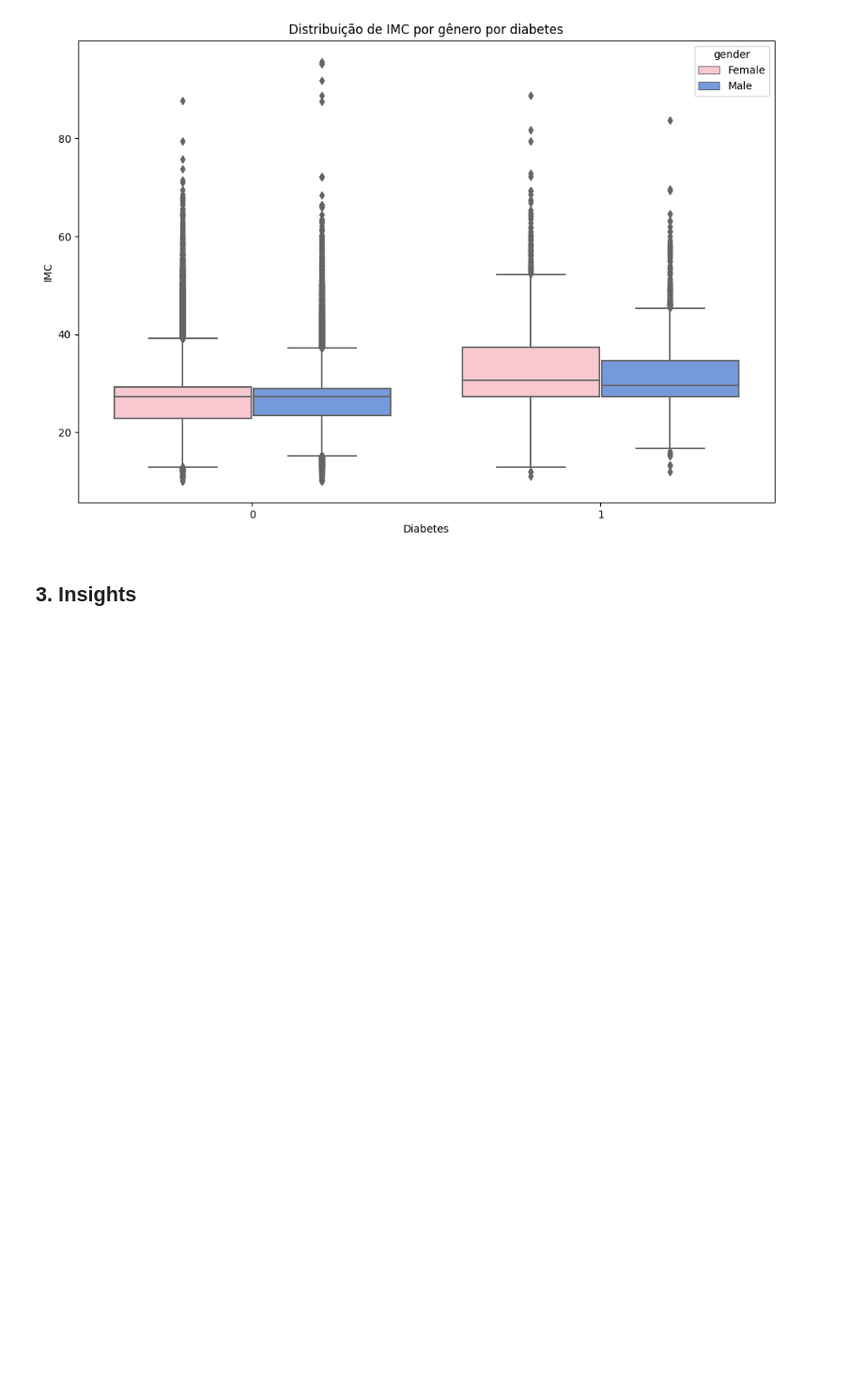
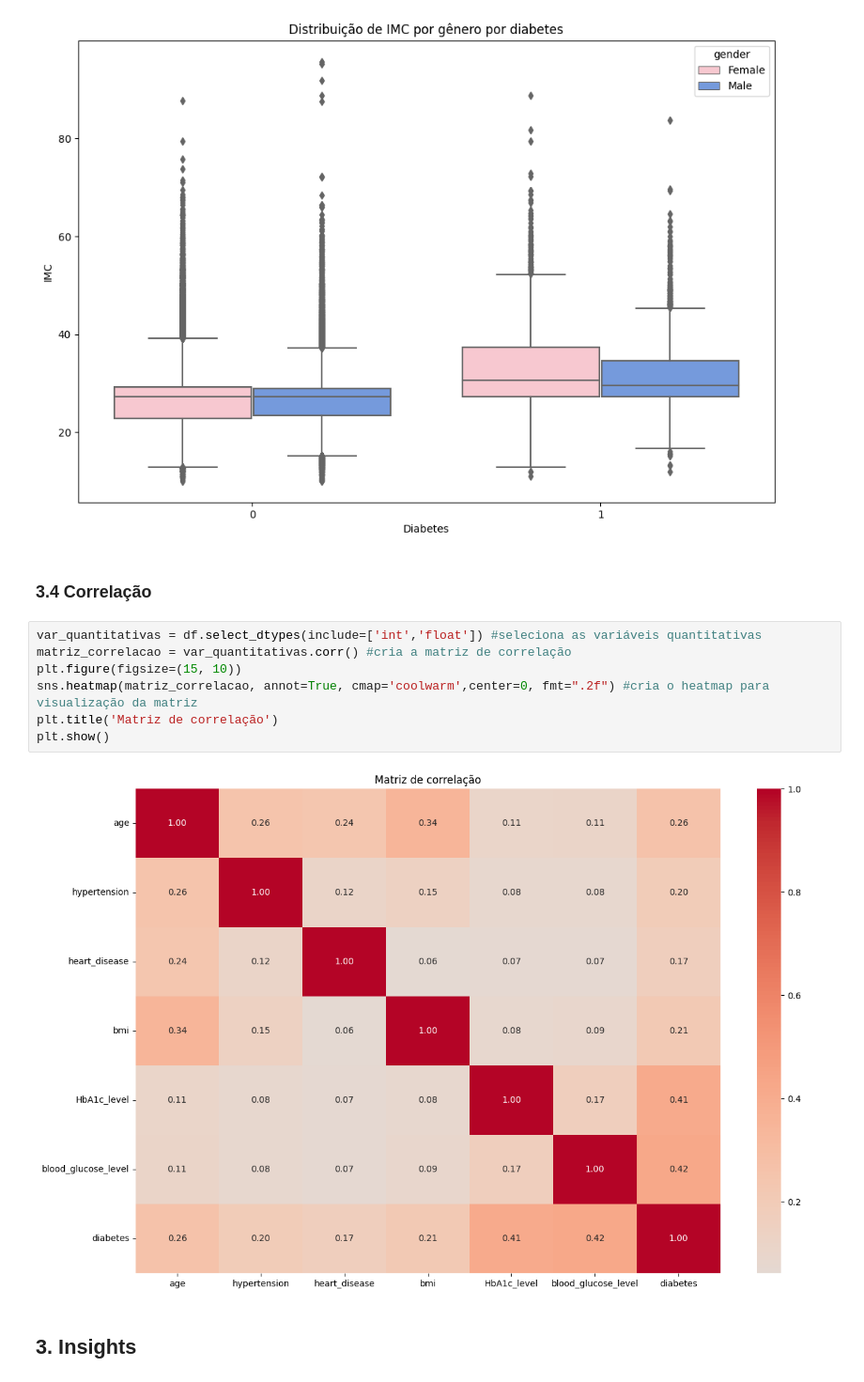
Before and after one commit to atlantico-academy/equipe2-2014.2, a Jupyter notebook: notebooks/01-exploratory_data_analysis.ipynb, the cells around one changed output. Shown at 94% size. Saved outputs shown, nothing was run; the diff lists cells and outputs as text; blank space fills up the shorter version.

Commit message:
Adiciona heatmap de matriz de correlação

```diff
--- a/notebooks/01-exploratory_data_analysis.ipynb
+++ b/notebooks/01-exploratory_data_analysis.ipynb
@@ -191,5 +191,16 @@ plt.ylabel('IMC')
 # %% [output]
 Text(0, 0.5, 'IMC')
 [figure]
+# %% [markdown]
+### 3.4 Correlação
+# %%
+var_quantitativas = df.select_dtypes(include=['int','float']) #seleciona as variáveis quantitativas
+matriz_correlacao = var_quantitativas.corr() #cria a matriz de correlação
+plt.figure(figsize=(15, 10))
+sns.heatmap(matriz_correlacao, annot=True, cmap='coolwarm',center=0, fmt=".2f") #cria o heatmap para visualização da matriz
+plt.title('Matriz de correlação')
+plt.show()
+# %% [output]
+[figure, added]
 # %% [markdown]
 ## 3. Insights
```
